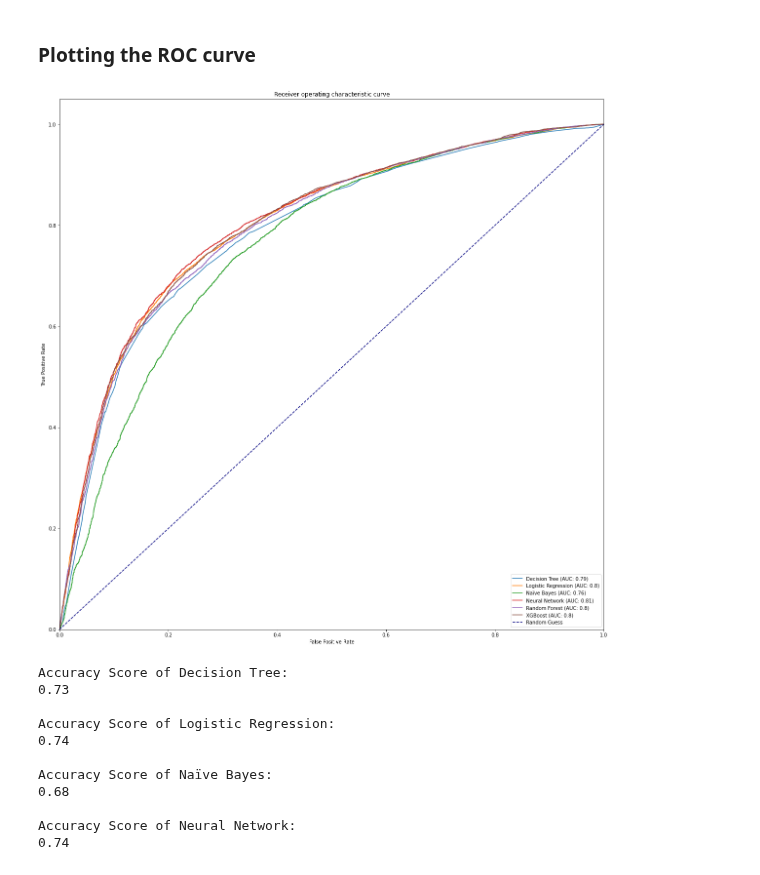
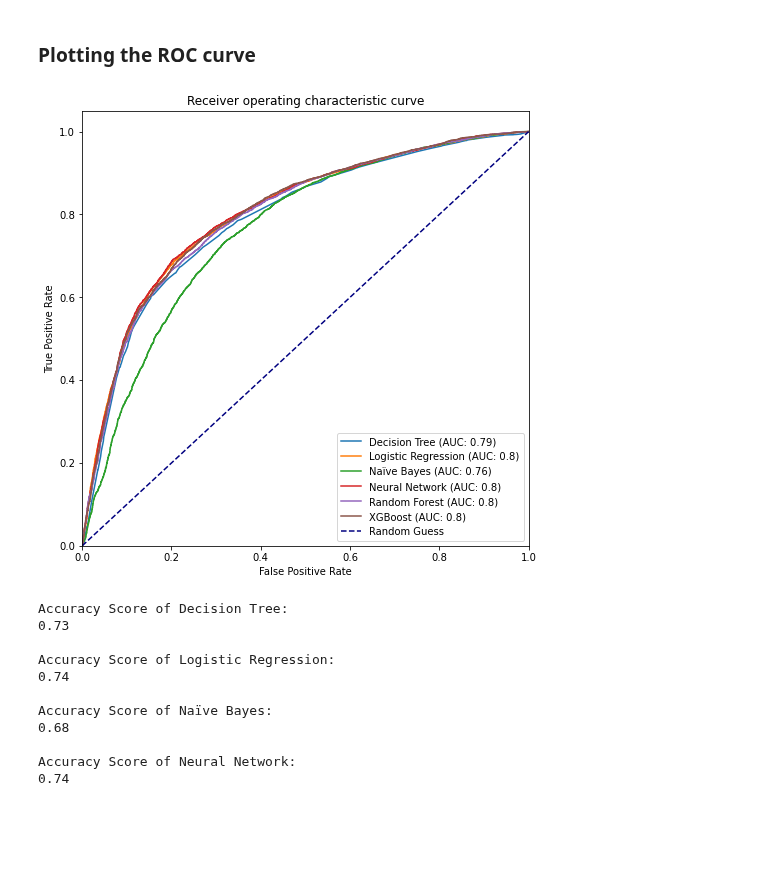
Before and after one commit to LJ171/CardioDiseaseClassification, a Jupyter notebook: 02_data_mining/data_evaluation_results.ipynb, the cells around one changed output. Drawn from its saved outputs; the diff is of its cells as text; code cells hidden in the pictures; blank space fills up the shorter version.

```diff
--- a/02_data_mining/data_evaluation_results.ipynb
+++ b/02_data_mining/data_evaluation_results.ipynb
@@ -31,29 +31,29 @@ Files that were found:
 # %% [markdown]
 ### Plotting the ROC curve
 # %%
-plt.figure(figsize=(20,20))
+plt.figure(figsize=(8,8))
 for df in res:
 # Compute micro-average ROC curve and ROC area
     fpr, tpr, _ = roc_curve(df.iloc[:,0], df.iloc[:,1])
     roc_auc = auc(fpr, tpr)
     plt.plot(fpr, tpr, label='{} (AUC: {})'.format(df.columns[1], round(roc_auc, 2)))
 plt.plot([0, 1], [0, 1], color='navy', linestyle='--', label='Random Guess')
 lw = 2
 plt.xlim([0.0, 1.0])
 plt.ylim([0.0, 1.05])
 plt.xlabel('False Positive Rate')
 plt.ylabel('True Positive Rate')
 plt.title('Receiver operating characteristic curve')
 plt.legend(loc='lower right')
 plt.show()
 print()
 
 # compute and print roc_score
 #roc_score  = roc_auc_score(df['y_test'], df['Logistic Regression'])
 #print('ROC Score:')
 #print(roc_score)
 # %% [output]
-[figure, old version]
+[figure, new version]
 # %%
 def indicator(x, percent=0.5):
     if x > percent:
```
Also changed, not shown: 5 other files.
